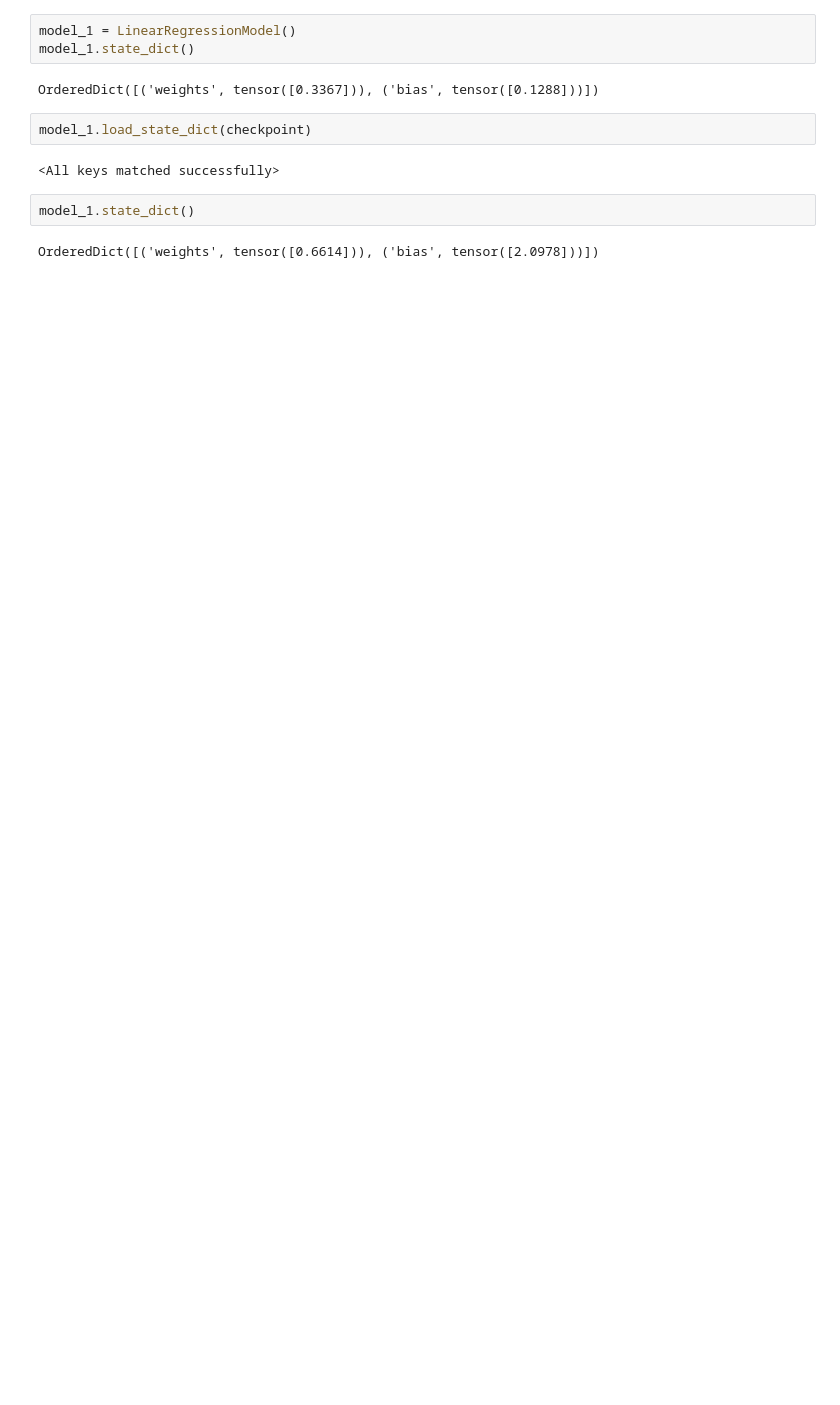
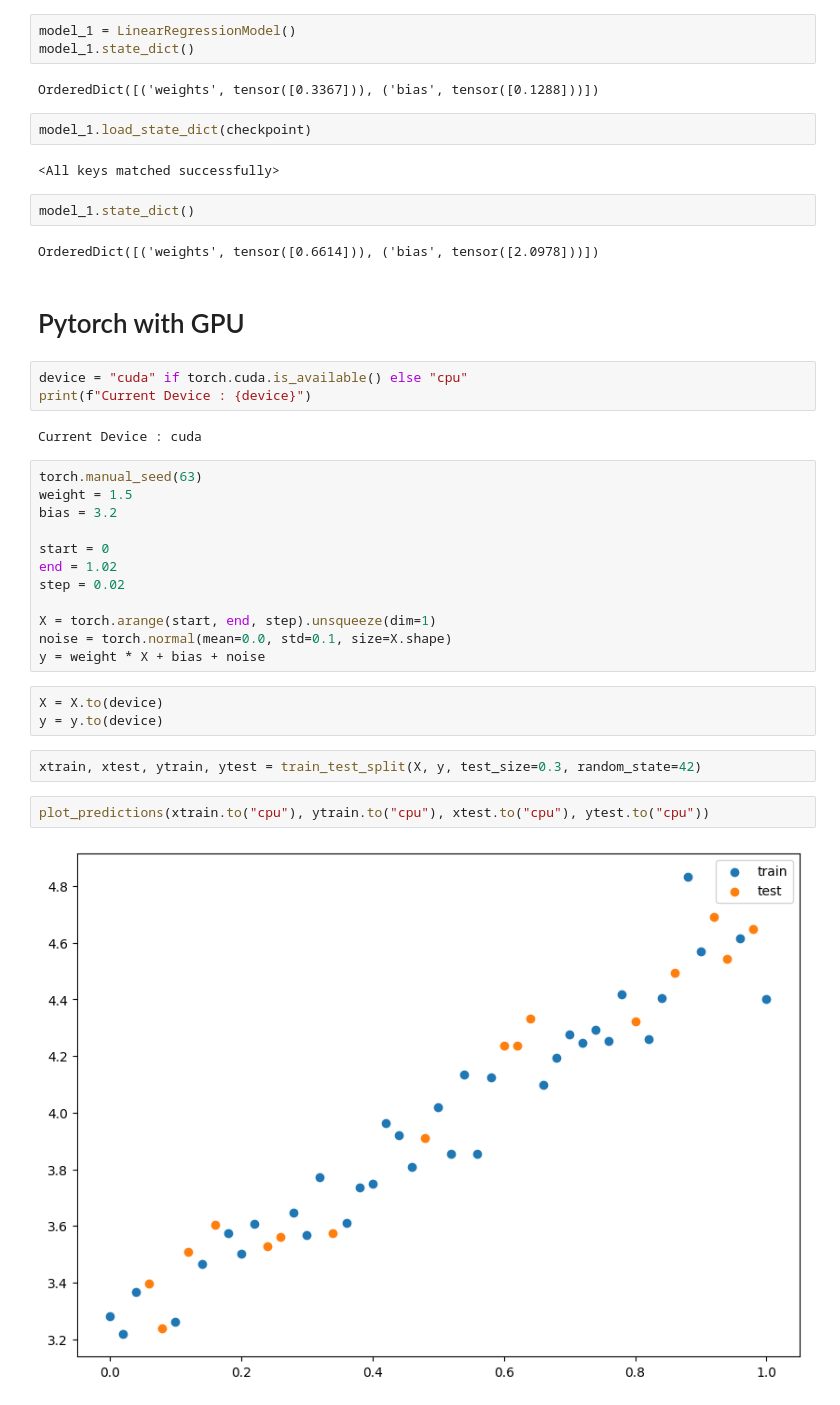
Before and after one commit to utkarshg1/Pytorch, a Jupyter notebook: Pytorch_Workflow.ipynb, the cells around one changed output. Drawn from its saved outputs; the diff is of its cells as text; blank space fills up the shorter version.

```diff
--- a/Pytorch_Workflow.ipynb
+++ b/Pytorch_Workflow.ipynb
@@ -419,3 +419,31 @@ model_1.load_state_dict(checkpoint)
 model_1.state_dict()
 # %% [output]
 OrderedDict([('weights', tensor([0.6614])), ('bias', tensor([2.0978]))])
+# %% [markdown]
+# Pytorch with GPU
+# %%
+device = "cuda" if torch.cuda.is_available() else "cpu"
+print(f"Current Device : {device}")
+# %% [output]
+Current Device : cuda
+# %%
+torch.manual_seed(63)
+weight = 1.5
+bias = 3.2
+
+start = 0
+end = 1.02
+step = 0.02
+
+X = torch.arange(start, end, step).unsqueeze(dim=1)
+noise = torch.normal(mean=0.0, std=0.1, size=X.shape)
+y = weight * X + bias + noise
+# %%
+X = X.to(device)
+y = y.to(device)
+# %%
+xtrain, xtest, ytrain, ytest = train_test_split(X, y, test_size=0.3, random_state=42)
+# %%
+plot_predictions(xtrain.to("cpu"), ytrain.to("cpu"), xtest.to("cpu"), ytest.to("cpu"))
+# %% [output]
+[figure, added]
```
Also changed, not shown: parts of 30 cells of this notebook.
